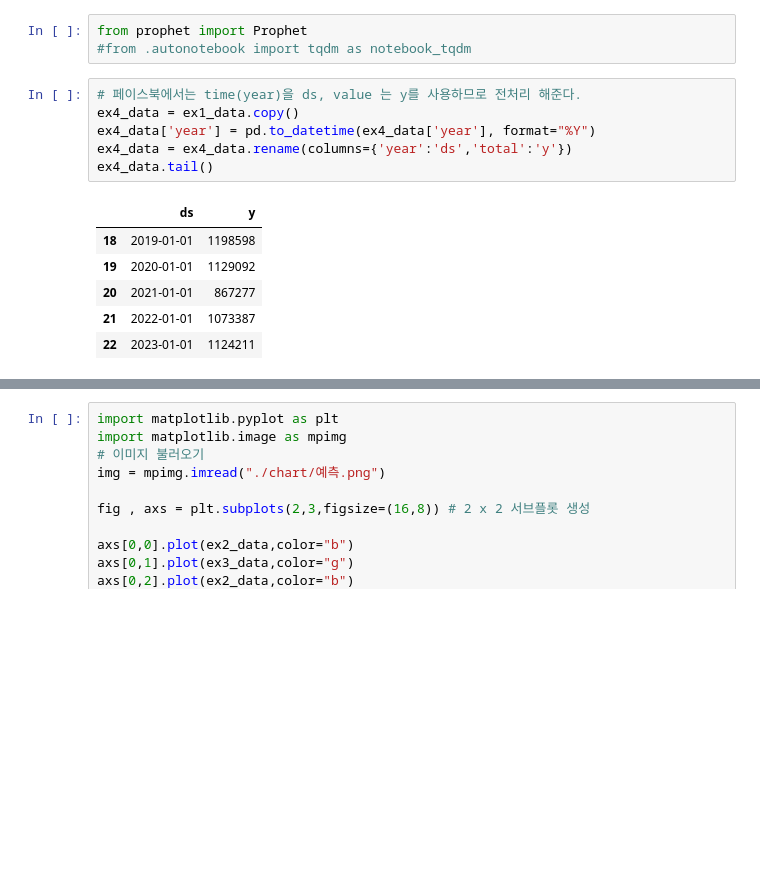
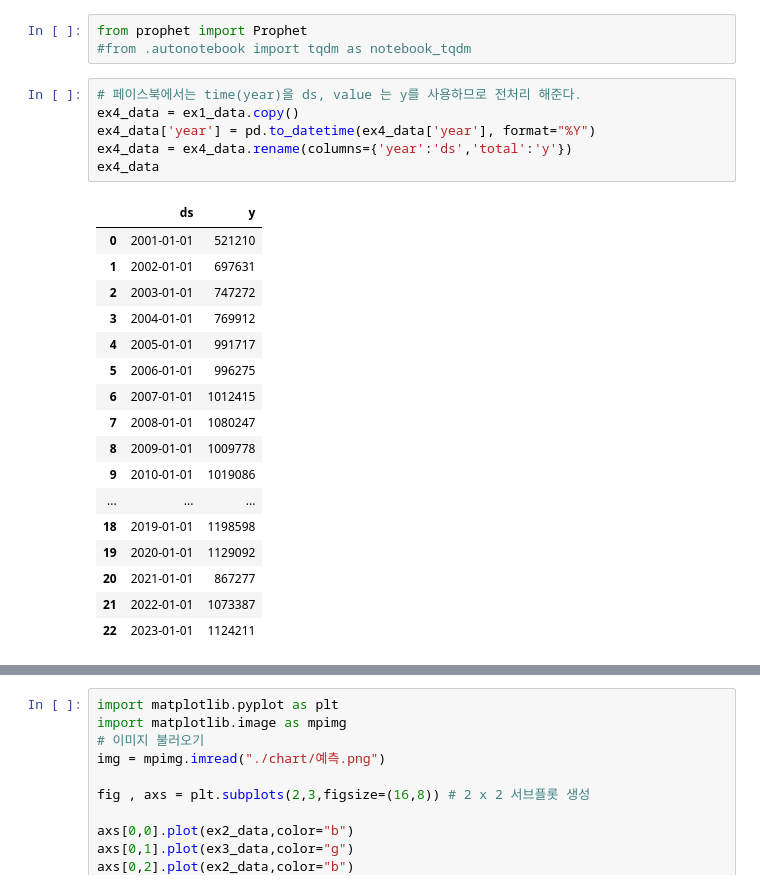
Before and after one commit to e-ji1107/python_pk, a Jupyter notebook: pythonEX/py11_인천공항.ipynb, the cells around one changed output, grey strips where cells are left out. Drawn from its saved outputs; the diff is of its cells as text; blank space fills up the shorter version.

```diff
--- a/pythonEX/py11_인천공항.ipynb
+++ b/pythonEX/py11_인천공항.ipynb
@@ -100,11 +100,22 @@ from prophet import Prophet
 # %%
 # 페이스북에서는 time(year)을 ds, value 는 y를 사용하므로 전처리 해준다.
 ex4_data = ex1_data.copy()
 ex4_data['year'] = pd.to_datetime(ex4_data['year'], format="%Y")
 ex4_data = ex4_data.rename(columns={'year':'ds','total':'y'})
-ex4_data.tail()
+ex4_data
 # %% [output]
 |  | ds | y |
+| 0 | 2001-01-01 | 521210 |
+| 1 | 2002-01-01 | 697631 |
+| 2 | 2003-01-01 | 747272 |
+| 3 | 2004-01-01 | 769912 |
+| 4 | 2005-01-01 | 991717 |
+| 5 | 2006-01-01 | 996275 |
+| 6 | 2007-01-01 | 1012415 |
+| 7 | 2008-01-01 | 1080247 |
+| 8 | 2009-01-01 | 1009778 |
+| 9 | 2010-01-01 | 1019086 |
+| ... | ... | ... |
 | 18 | 2019-01-01 | 1198598 |
 | 19 | 2020-01-01 | 1129092 |
 | 20 | 2021-01-01 | 867277 |
```
Also changed, not shown: parts of 2 cells of this notebook, 6 other files.
